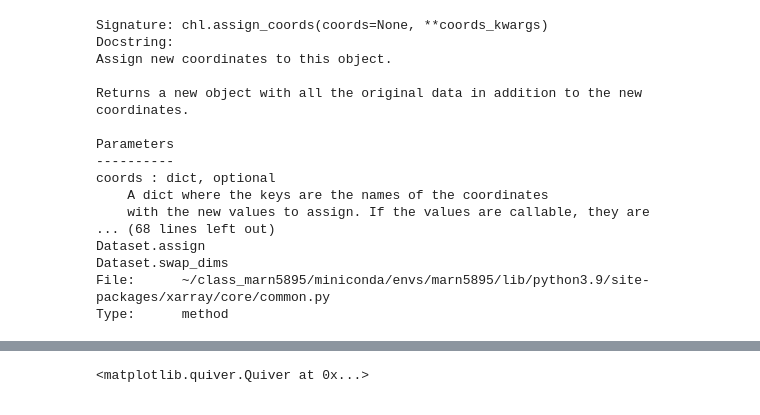
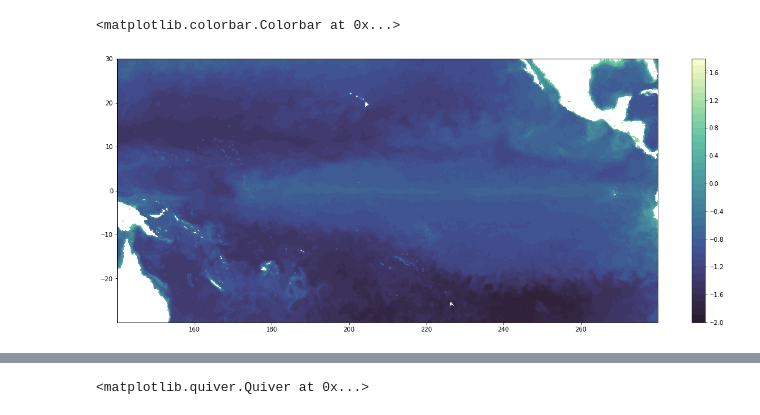
Before and after one commit to pocean23/MARN-5895-Final-Project, a Jupyter notebook: Final_Project.ipynb, the cells around one changed output, grey strips where cells are left out. Cells and saved outputs as stored; diff of their text form; code cells hidden in the pictures.

```diff
--- a/Final_Project.ipynb
+++ b/Final_Project.ipynb
@@ -65,23 +200,11 @@ array([[0.15672302, 0.15744674, 0.1628659 , ..., 0.15472147, 0.1538459 ,
 # %%
-lonchl = (chl.lon+360)%360
-chl = chl.assign_coords({'lon': np.sort(lonchl)})
+plt.figure(figsize=(20,8))
+np.log10(chl)
+plt.contourf(chl.lon,chl.lat,np.log10(chl),40,cmap=cmo.cm.deep_r)
+plt.colorbar()
+# %% [output]
+<matplotlib.colorbar.Colorbar at 0x...>
+[figure, added]
 # %%
-chl.assign_coords?
+trans = ccrs.PlateCarree(central_longitude=180)
+k_map_kwargs = dict(vmin=10, vmax=5e3, transform=trans)
-# %% [output]
-Signature: chl.assign_coords(coords=None, **coords_kwargs)
-Docstring:
-Assign new coordinates to this object.
-
-Returns a new object with all the original data in addition to the new
-coordinates.
-
-Parameters
-----------
-coords : dict, optional
-    A dict where the keys are the names of the coordinates
-    with the new values to assign. If the values are callable, they are
-... (68 lines left out)
-Dataset.assign
-Dataset.swap_dims
-File:      ~/class_marn5895/miniconda/envs/marn5895/lib/python3.9/site-packages/xarray/core/common.py
-Type:      method
```
Also changed, not shown: parts of 32 cells of this notebook.
